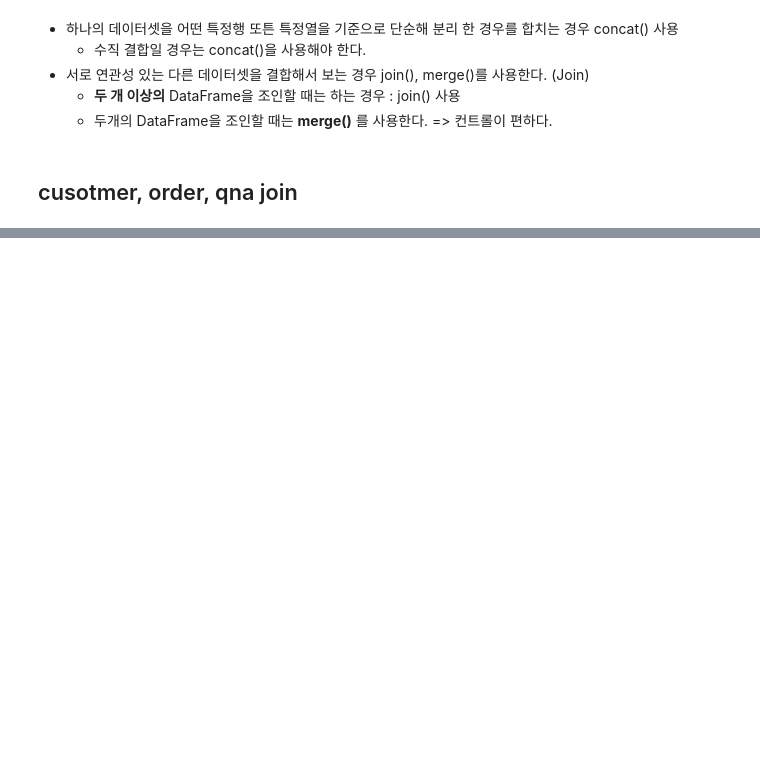
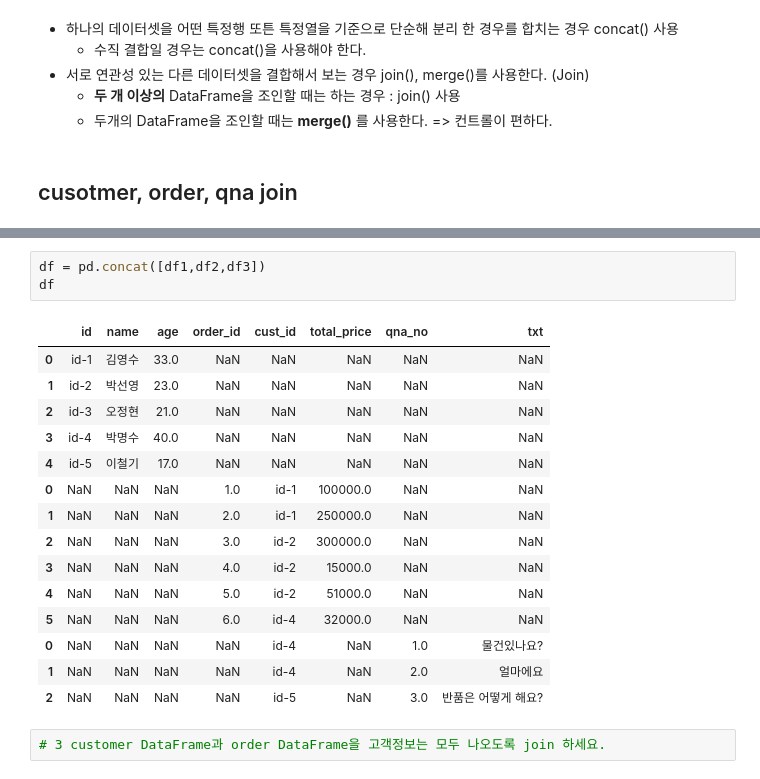
Before and after one commit to Hyunzuny/classes, a Jupyter notebook: 04.Pandas/04_Pandas_DataFrame_합치기.ipynb, the cells around one changed output, grey strips where cells are left out. Drawn from its saved outputs; the diff is of its cells as text; blank space fills up the shorter version.

```diff
--- a/04.Pandas/04_Pandas_DataFrame_합치기.ipynb
+++ b/04.Pandas/04_Pandas_DataFrame_합치기.ipynb
@@ -104,0 +513,21 @@
+# %%
+df = pd.concat([df1,df2,df3])
+df
+# %% [output]
+|  | id | name | age | order_id | cust_id | total_price | qna_no | txt |
+| 0 | id-1 | 김영수 | 33.0 | NaN | NaN | NaN | NaN | NaN |
+| 1 | id-2 | 박선영 | 23.0 | NaN | NaN | NaN | NaN | NaN |
+| 2 | id-3 | 오정현 | 21.0 | NaN | NaN | NaN | NaN | NaN |
+| 3 | id-4 | 박명수 | 40.0 | NaN | NaN | NaN | NaN | NaN |
+| 4 | id-5 | 이철기 | 17.0 | NaN | NaN | NaN | NaN | NaN |
+| 0 | NaN | NaN | NaN | 1.0 | id-1 | 100000.0 | NaN | NaN |
+| 1 | NaN | NaN | NaN | 2.0 | id-1 | 250000.0 | NaN | NaN |
+| 2 | NaN | NaN | NaN | 3.0 | id-2 | 300000.0 | NaN | NaN |
+| 3 | NaN | NaN | NaN | 4.0 | id-2 | 15000.0 | NaN | NaN |
+| 4 | NaN | NaN | NaN | 5.0 | id-2 | 51000.0 | NaN | NaN |
+| 5 | NaN | NaN | NaN | 6.0 | id-4 | 32000.0 | NaN | NaN |
+| 0 | NaN | NaN | NaN | NaN | id-4 | NaN | 1.0 | 물건있나요? |
+| 1 | NaN | NaN | NaN | NaN | id-4 | NaN | 2.0 | 얼마에요 |
+| 2 | NaN | NaN | NaN | NaN | id-5 | NaN | 3.0 | 반품은 어떻게 해요? |
+# %%
+# 3 customer DataFrame과 order DataFrame을 고객정보는 모두 나오도록 join 하세요.
```
Also changed, not shown: parts of 71 cells of this notebook, 20 other files.
